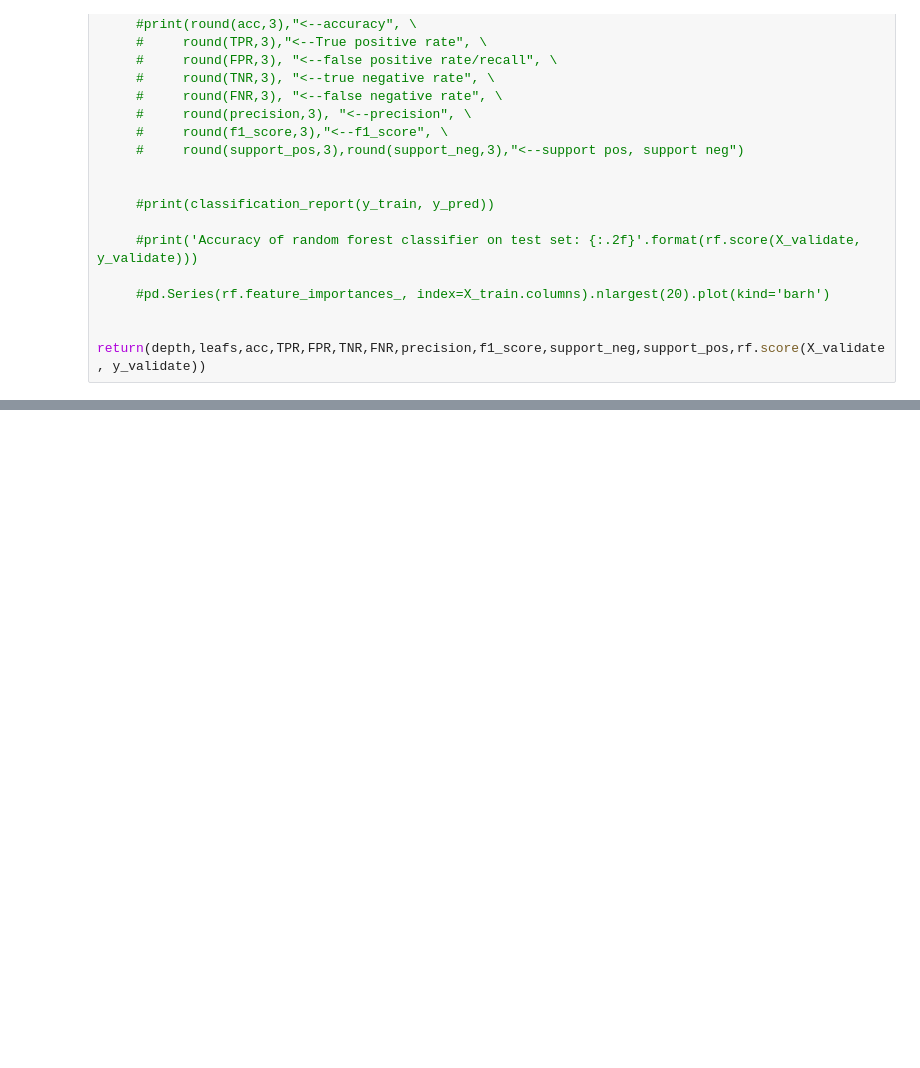
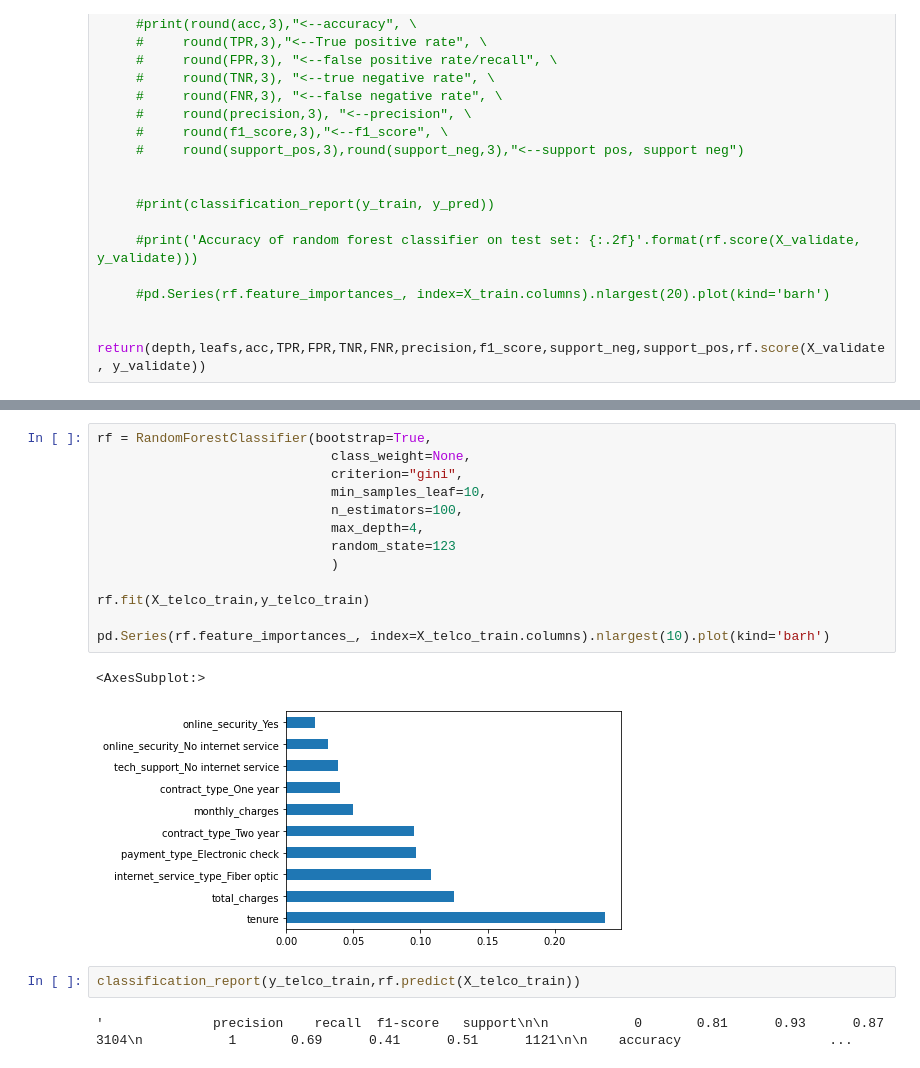
Before and after one commit to geary-shenck/classification-exercises, a Jupyter notebook: model.ipynb, the cells around one changed output, grey strips where cells are left out. Cells and saved outputs as stored; diff of their text form; blank space fills up the shorter version.

```diff
--- a/model.ipynb
+++ b/model.ipynb
@@ -892,0 +997,20 @@ dtype: int64
+# %%
+rf = RandomForestClassifier(bootstrap=True,
+                              class_weight=None,
+                              criterion="gini",
+                              min_samples_leaf=10,
+                              n_estimators=100,
+                              max_depth=4,
+                              random_state=123
+                              )
+
+rf.fit(X_telco_train,y_telco_train)
+
+pd.Series(rf.feature_importances_, index=X_telco_train.columns).nlargest(10).plot(kind='barh')
+# %% [output]
+<AxesSubplot:>
+[figure, added]
+# %%
+classification_report(y_telco_train,rf.predict(X_telco_train))
+# %% [output]
+'              precision    recall  f1-score   support\n\n           0       0.81      0.93      0.87      3104\n           1       0.69      0.41      0.51      1121\n\n    accuracy                   ...
```
Also changed, not shown: parts of 47 cells of this notebook.
